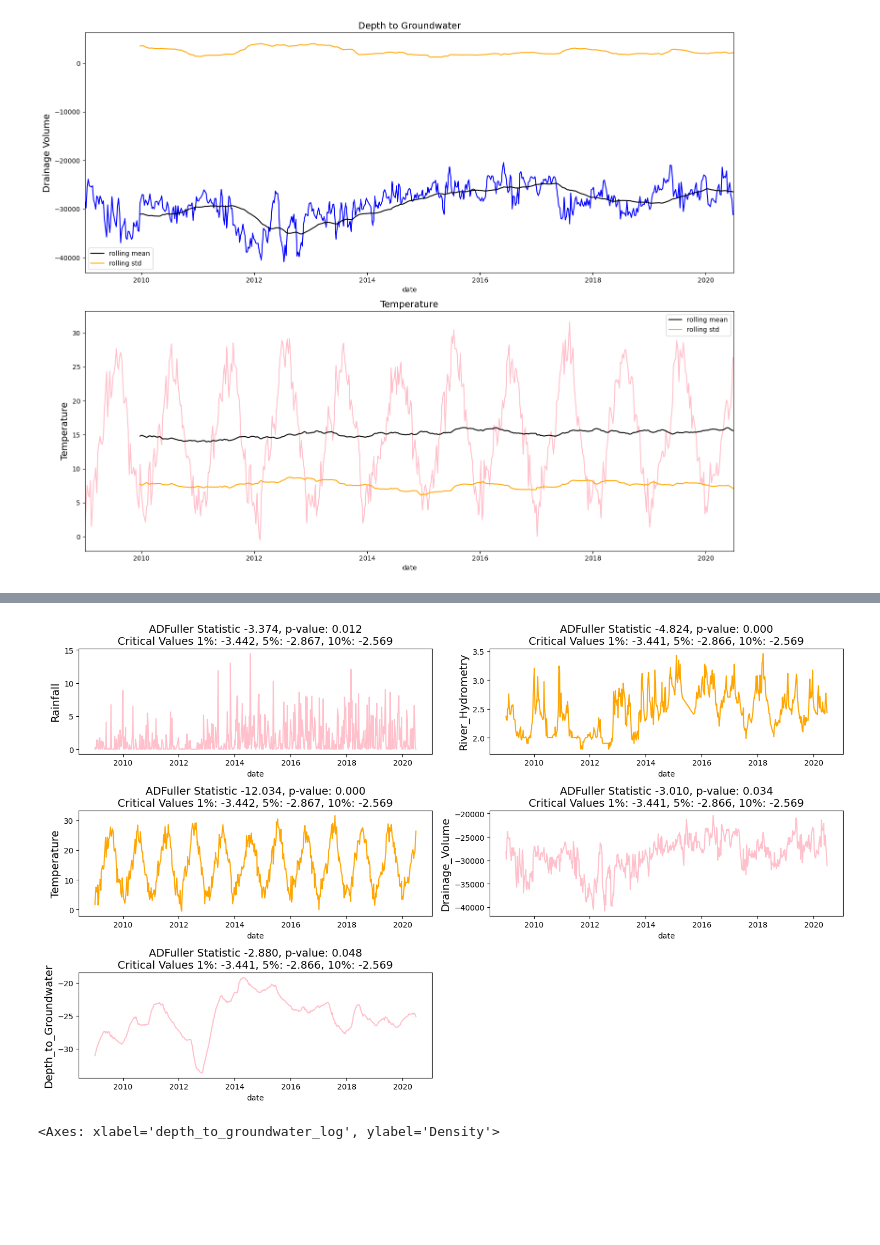
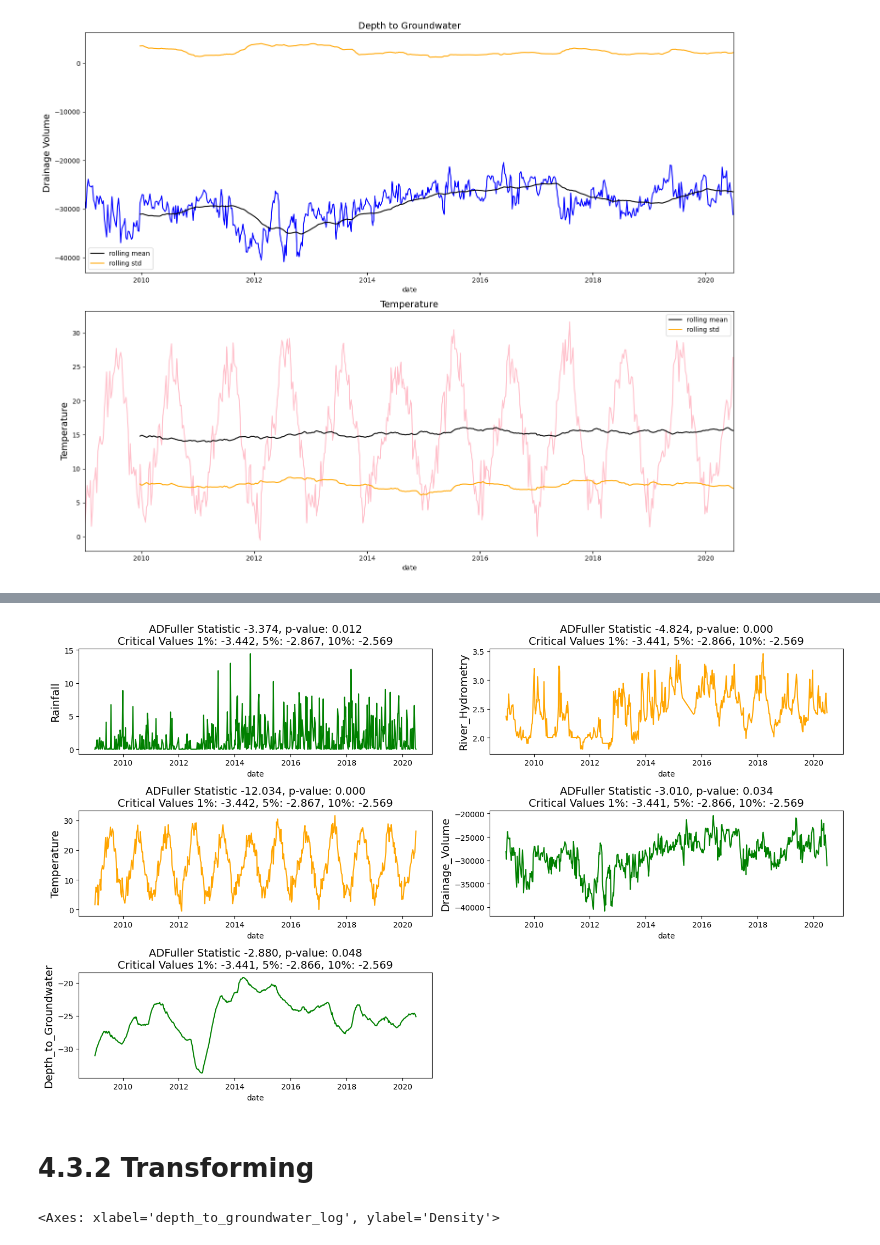
Before and after one commit to NatTajuelo/Sistema-de-deteccion-de-agua, a Jupyter notebook: src/sistema-de-detecci-n-de-agua-natalia-tajuelo.ipynb, the cells around one changed output, grey strips where cells are left out. Cells and saved outputs as stored; diff of their text form; code cells hidden in the pictures; blank space fills up the shorter version.

```diff
--- a/src/sistema-de-detecci-n-de-agua-natalia-tajuelo.ipynb
+++ b/src/sistema-de-detecci-n-de-agua-natalia-tajuelo.ipynb
@@ -225,36 +242,38 @@ f, ax = plt.subplots(nrows=3, ncols=2, figsize=(15, 9))
 
 def visualize_adfuller(series, title, ax):
     result = adfuller(series)
     significance_level = 0.05
     adf_stat = result[0]
     p_val = result[1]
     crit_val_1 = result[4]['1%']
     crit_val_5 = result[4]['5%']
     crit_val_10 = result[4]['10%']
 
     if (p_val < significance_level) & ((adf_stat < crit_val_1)):
         linecolor = 'orange'
     elif (p_val < significance_level) & (adf_stat < crit_val_5):
-        linecolor = 'pink'
+        linecolor = 'green'
     elif (p_val < significance_level) & (adf_stat < crit_val_10):
         linecolor = 'blue'
     else:
-        linecolor = 'red'
+        linecolor = 'pink'
     sns.lineplot(x=total_data['date'], y=series, ax=ax, color=linecolor)
     ax.set_title(f'ADFuller Statistic {adf_stat:0.3f}, p-value: {p_val:0.3f}\nCritical Values 1%: {crit_val_1:0.3f}, 5%: {crit_val_5:0.3f}, 10%: {crit_val_10:0.3f}', fontsize=14)
     ax.set_ylabel(ylabel=title, fontsize=14)
 
 visualize_adfuller(total_data['rainfall'].values, 'Rainfall', ax[0, 0])
 visualize_adfuller(total_data['temperature'].values, 'Temperature', ax[1, 0])
 visualize_adfuller(total_data['river_hydrometry'].values, 'River_Hydrometry', ax[0, 1])
 visualize_adfuller(total_data['drainage_volume'].values, 'Drainage_Volume', ax[1, 1])
 visualize_adfuller(total_data['depth_to_groundwater'].values, 'Depth_to_Groundwater', ax[2, 0])
 
 f.delaxes(ax[2, 1])
 plt.tight_layout()
 plt.show()
 # %% [output]
-[figure, old version]
+[figure, new version]
+# %% [markdown]
+# 4.3.2 Transforming
 # %%
 total_data['depth_to_groundwater_log'] = np.log(abs(total_data['depth_to_groundwater']))
 
```
Also changed, not shown: parts of 16 cells of this notebook.
